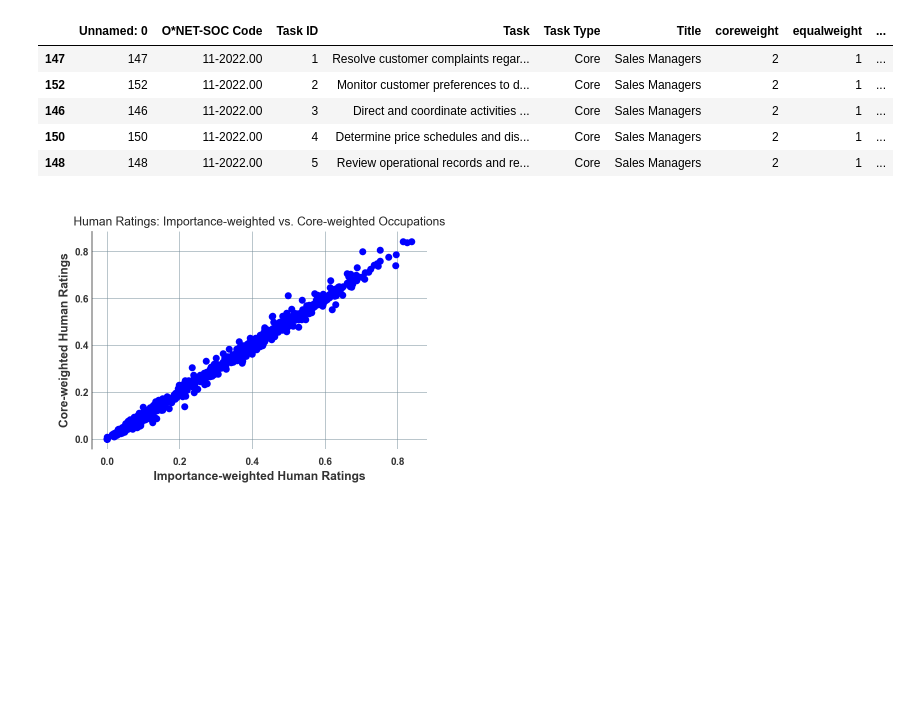
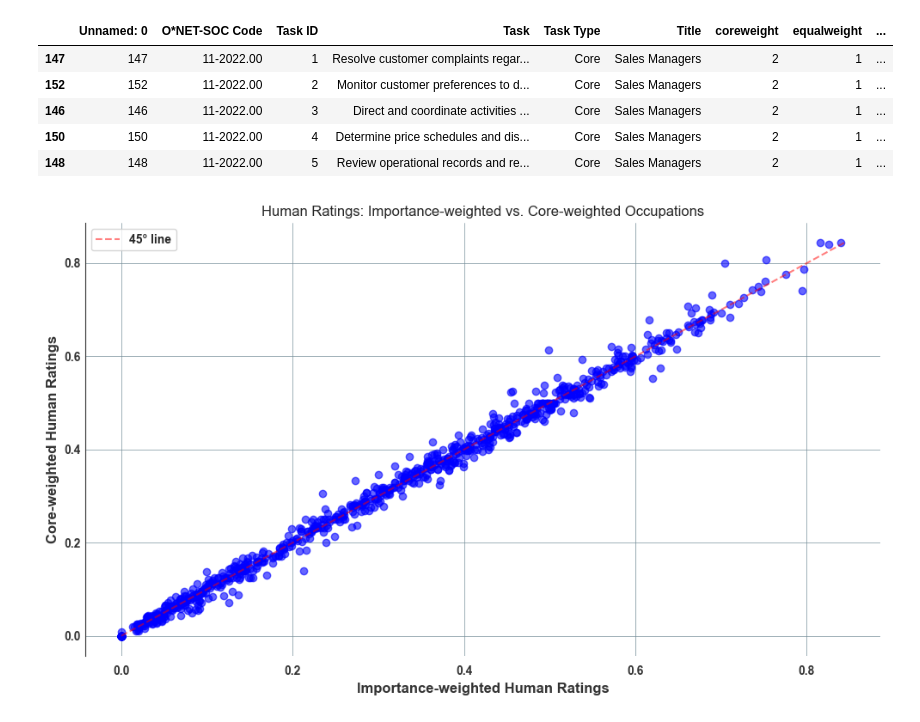
Before and after one commit to gsmithline/GPTs-are-GPTs, a Jupyter notebook: code/gpts_are_gpts_script1.ipynb, the cells around one changed output. Saved outputs shown, nothing was run; the diff lists cells and outputs as text; code cells hidden in the pictures; blank space fills up the shorter version.

```diff
--- a/code/gpts_are_gpts_script1.ipynb
+++ b/code/gpts_are_gpts_script1.ipynb
@@ -2239,20 +2609,49 @@ occ_agg["core_weighted_avg_gpt4_rating"] = (
 occ_agg["importance_weighted_avg_gpt4_rating"] = (
     occ_agg["gpt4_beta_importance"] / occ_agg["importance_weight"]
 )
-# %%
-plt.scatter(
-    occ_labels["importance_weighted_avg_human_rating"],
-    occ_labels["core_weighted_avg_human_rating"],
-    c="b",
-)
-
-plt.xlabel("Importance-weighted Human Ratings")
-plt.ylabel("Core-weighted Human Ratings")
-plt.title("Human Ratings: Importance-weighted vs. Core-weighted Occupations")
-plt.grid(True)
-plt.show()
-# %% [output]
-[figure, removed]
+# %%
+'''
+plt.scatter(
+    occ_labels["importance_weighted_avg_human_rating"],
+    occ_labels["core_weighted_avg_human_rating"],
+    c="b",
+)
+
+plt.xlabel("Importance-weighted Human Ratings")
+plt.ylabel("Core-weighted Human Ratings")
+plt.title("Human Ratings: Importance-weighted vs. Core-weighted Occupations")
+plt.grid(True)
+plt.show()
+'''
+plt.figure(figsize=(10, 6))
+plt.scatter(
+    occ_agg["importance_weighted_avg_human_rating"],
+    occ_agg["core_weighted_avg_human_rating"],
+    c="b",
+    alpha=0.6
+)
+
+plt.xlabel("Importance-weighted Human Ratings")
+plt.ylabel("Core-weighted Human Ratings")
+plt.title("Human Ratings: Importance-weighted vs. Core-weighted Occupations")
+plt.grid(True)
+
+# Add a 45-degree line for reference
+min_val = min(
+    occ_agg["importance_weighted_avg_human_rating"].min(),
+    occ_agg["core_weighted_avg_human_rating"].min()
+)
+max_val = max(
+    occ_agg["importance_weighted_avg_human_rating"].max(),
+    occ_agg["core_weighted_avg_human_rating"].max()
+)
+plt.plot([min_val, max_val], [min_val, max_val], 'r--', alpha=0.5, label='45° line')
+
+plt.legend()
+plt.tight_layout()
+plt.show()
+# %% [output]
+[figure, added]
 # %%
 plt.scatter(
     occ_agg["importance_weighted_avg_gpt4_rating"],
```
Also changed, not shown: parts of 39 cells of this notebook, 1 other file.
